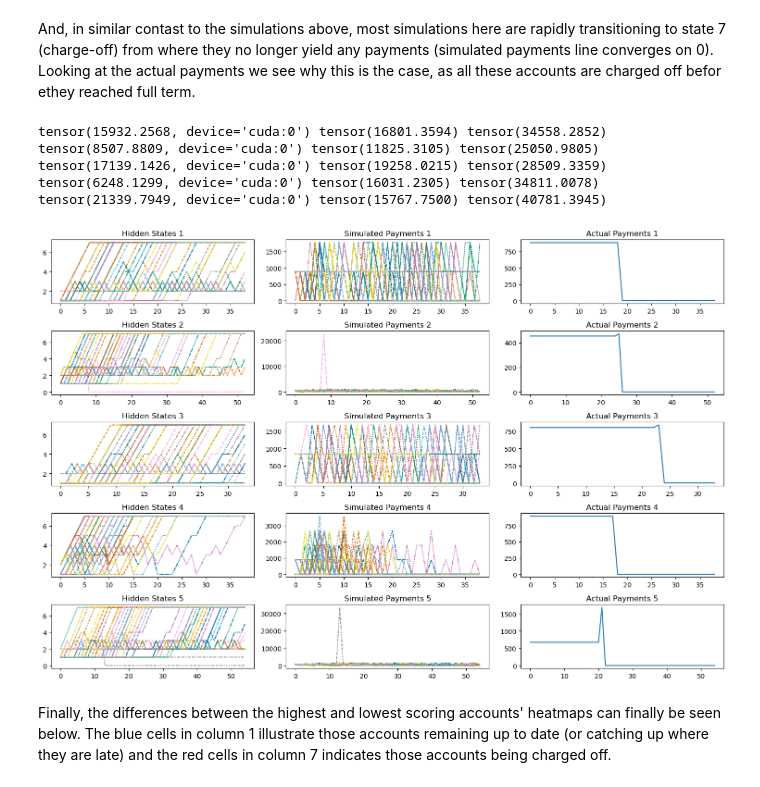
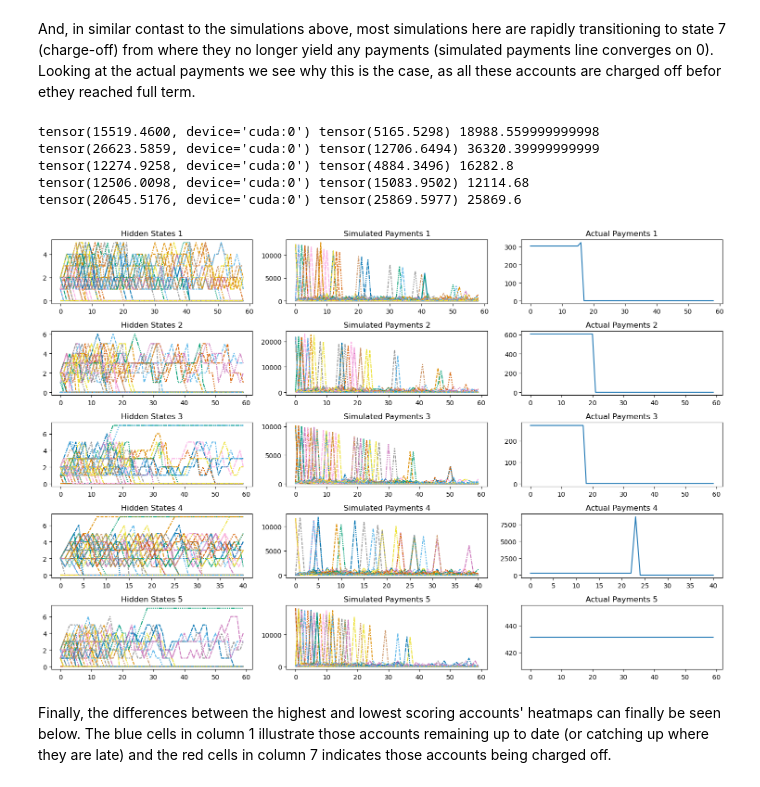
Before and after one commit to warner121/monteloanco, a Jupyter notebook: model.ipynb, the cells around one changed output. Cells and saved outputs as stored; diff of their text form; code cells hidden in the pictures.

```diff
--- a/model.ipynb
+++ b/model.ipynb
@@ -102,5 +107,4 @@ df_train = df_jsonl.sample(100_000).reset_index(drop=True)
 # %%
-df_train.installment = df_train.installment.apply(torch.tensor)
 df_train.pymnt = df_train.pymnt.apply(torch.tensor)
 # %% [markdown]
 The model has been designed such that it can train / simulate a large number of accounts in parallel on a GPU. If you don't have a suitable GPU installed on your machine simply replace `cuda:0` here with `cpu`. To achieve this we need to consider how the data is to be fed into the model. One of consideration with batching the tasks is that it is preferable to present the longest sequences first as these contain the most information, but more importanly than that, that all sequences in a batch ultimately have the same length. We pad the sequences out with 0, which is perfectly applicable to both the expected and realised payment seqences.
@@ -126,7 +332,7 @@ from tqdm.notebook import tqdm
 pyro.clear_param_store()
 
 # Initialize the model and guide
-model = Model(input_size=dataset.__len__(), embedding_size=3, device=device).to(device)
+model = Model(input_size=dataset.__len__(), embedding_size=4, device=device).to(device)
 guide = Guide(device=device).to(device)
 
 # Set up the optimizer and inference algorithm
@@ -134,19 +340,20 @@ optimizer = pyro.optim.Adam({"lr": 0.01})
 svi = pyro.infer.SVI(model=model, guide=guide, optim=optimizer, loss=pyro.infer.Trace_ELBO())
 
 # Run inference
-batch_size = 2560 * 32
-num_batches = np.ceil(dataset.__len__() / batch_size)
-num_iterations = 20_000
+#num_batches = grouped_batch_sampler.__len__()
+num_iterations = 5_000
 with tqdm(total=num_iterations, desc="Epochs", position=0) as epoch_pbar:
     for step in range(num_iterations):
     #with tqdm(total=num_batches, desc=f"Epoch {step + 1}", position=1, leave=False) as batch_pbar:
         losses = []
-        for batchidx, (idx, installments, pymnts) in enumerate(DataLoader(dataset, batch_size=batch_size, shuffle=False, num_workers=1)):
+        for batchidx, batch in enumerate(DataLoader(dataset, batch_sampler=grouped_batch_sampler, num_workers=1)):
             losses.append(svi.step(
                 batchidx=batchidx,
-                idx=idx.to(device),
-                installments=installments.to(device),
-                pymnts=pymnts.to(device)))
+                idx=batch['idx'].to(device),
+                installments=batch['installment'].to(device),
+                pymnts=batch['pymnt'].to(device).to(device),
+                loan_amnt=batch['loan_amnt'].to(device).to(device),
+                int_rate=batch['int_rate'].to(device)))
             #batch_pbar.update(1)
         if step % np.ceil(num_iterations/100) == 0:
             print(f"Step {step} : Loss = {np.sum(losses)}")
@@ -187,11 +394,11 @@ The 5 heatmaps reflect those accounts with the lowest probability of default, re
 # %%
 def tmat_to_score(tmat):
     '''
-    Function to identify probability of account being up to date after 100 months
+    Function to identify probability of account being up to date after 12 months
     '''
     score = torch.zeros(8).to(device)
     score[1] = 1.
-    for _ in range(100): score = torch.matmul(score, tmat)
+    for _ in range(12): score = torch.matmul(score, tmat)
     return score
 
 scores = torch.vmap(tmat_to_score)(tmat)[(torch.arange(len(tmat)), 7)]
@@ -213,8 +424,14 @@ fig, axes = plt.subplots(5, 3, figsize=(15, 10))
 for i, axs in enumerate(axes):
     idx = max_indices[i].item()
     loan = df_train.iloc[idx].to_dict()
-    hidden_states, sim_pymnts = model.forward(0, torch.tensor([idx]).repeat(50).to(device), loan['installment'].repeat(50, 1).to(device))
-    print(sim_pymnts.sum(0).mean(), loan['pymnt'].sum(), loan['installment'].sum())
+    hidden_states, sim_pymnts, interest_paid, principal_paid = model.forward(
+        0,
+        torch.tensor([idx]).repeat(50).to(device),
+        torch.tensor(loan['installment']).repeat(50).to(device),
+        torch.tensor(loan['loan_amnt']).repeat(50).to(device),
+        torch.tensor(loan['int_rate']).repeat(50).to(device),
+        loan['pymnt'].repeat(50, 1).to(device))
+    print(sim_pymnts.sum(0).mean(), loan['pymnt'].sum(), loan['installment']*len(loan['pymnt']))
     sns.lineplot(hidden_states.detach().cpu().numpy(), ax=axs[0], palette='colorblind', legend=False)
     sns.lineplot(sim_pymnts.detach().cpu().numpy(), ax=axs[1], palette='colorblind', legend=False)
     sns.lineplot(loan['pymnt'].detach().cpu().numpy(), ax=axs[2], legend=False)
@@ -248,25 +465,31 @@ And, in similar contast to the simulations above, most simulations here are rapi
 # %%
 fig, axes = plt.subplots(5, 3, figsize=(15, 10))
 for i, axs in enumerate(axes):
     idx = min_indices[i].item()
     loan = df_train.iloc[idx].to_dict()
-    hidden_states, sim_pymnts = model.forward(0, torch.tensor([idx]).repeat(50).to(device), loan['installment'].repeat(50, 1).to(device))
-    print(sim_pymnts.sum(0).mean(), loan['pymnt'].sum(), loan['installment'].sum())
+    hidden_states, sim_pymnts, interest_paid, principal_paid = model.forward(
+        0,
+        torch.tensor([idx]).repeat(50).to(device),
+        torch.tensor(loan['installment']).repeat(50).to(device),
+        torch.tensor(loan['loan_amnt']).repeat(50).to(device),
+        torch.tensor(loan['int_rate']).repeat(50).to(device),
+        loan['pymnt'].repeat(50, 1).to(device))
+    print(sim_pymnts.sum(0).mean(), loan['pymnt'].sum(), loan['installment']*len(loan['pymnt']))
     sns.lineplot(hidden_states.detach().cpu().numpy(), ax=axs[0], palette='colorblind', legend=False)
     sns.lineplot(sim_pymnts.detach().cpu().numpy(), ax=axs[1], palette='colorblind', legend=False)
     sns.lineplot(loan['pymnt'].detach().cpu().numpy(), ax=axs[2], legend=False)
     axs[0].set_title(f"Hidden States {i+1}")
     axs[1].set_title(f"Simulated Payments {i+1}")
     axs[2].set_title(f"Actual Payments {i+1}")
 plt.tight_layout()
 plt.show()
 # %% [output]
-tensor(15932.2568, device='cuda:0') tensor(16801.3594) tensor(34558.2852)
-tensor(8507.8809, device='cuda:0') tensor(11825.3105) tensor(25050.9805)
-tensor(17139.1426, device='cuda:0') tensor(19258.0215) tensor(28509.3359)
-tensor(6248.1299, device='cuda:0') tensor(16031.2305) tensor(34811.0078)
-tensor(21339.7949, device='cuda:0') tensor(15767.7500) tensor(40781.3945)
+tensor(15519.4600, device='cuda:0') tensor(5165.5298) 18988.559999999998
+tensor(26623.5859, device='cuda:0') tensor(12706.6494) 36320.39999999999
+tensor(12274.9258, device='cuda:0') tensor(4884.3496) 16282.8
+tensor(12506.0098, device='cuda:0') tensor(15083.9502) 12114.68
+tensor(20645.5176, device='cuda:0') tensor(25869.5977) 25869.6
-[figure, old version]
+[figure, new version]
 # %% [markdown]
 Finally, the differences between the highest and lowest scoring accounts' heatmaps can finally be seen below. The blue cells in column 1 illustrate those accounts remaining up to date (or catching up where they are late) and the red cells in column 7 indicates those accounts being charged off.
 # %%
```
Also changed, not shown: parts of 19 cells of this notebook, 2 other files.
